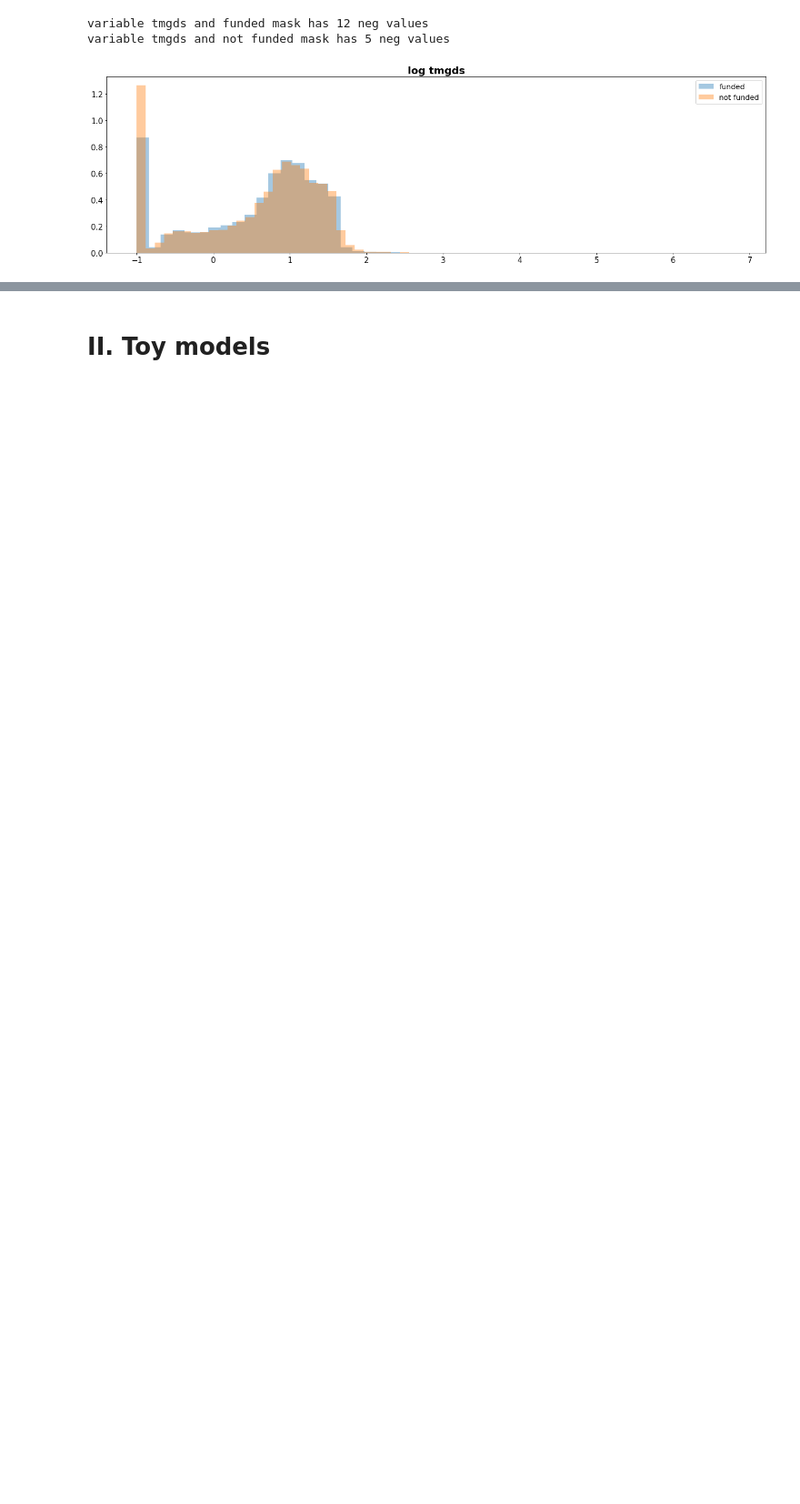
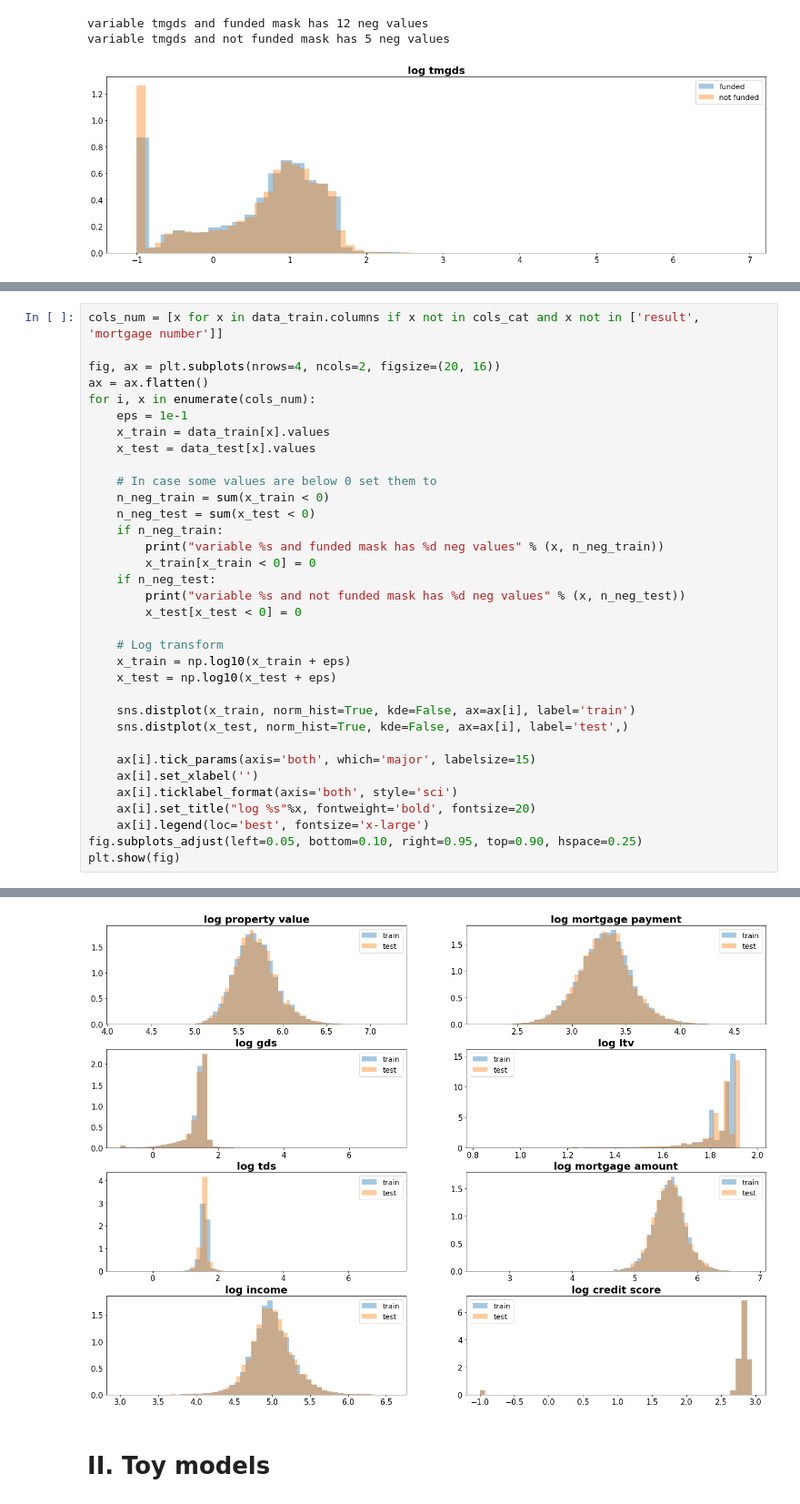
Before and after one commit to Durzot/DA_crowd_analytix, a Jupyter notebook: mortgage/notebook/Mortgage.ipynb, the cells around one changed output, grey strips where cells are left out. Shown at 91% size. Cells and saved outputs as stored; diff of their text form; blank space fills up the shorter version.

```diff
--- a/mortgage/notebook/Mortgage.ipynb
+++ b/mortgage/notebook/Mortgage.ipynb
@@ -436,0 +449,35 @@ variable tmgds and not funded mask has 5 neg values
+# %%
+cols_num = [x for x in data_train.columns if x not in cols_cat and x not in ['result', 'mortgage number']]
+
+fig, ax = plt.subplots(nrows=4, ncols=2, figsize=(20, 16))
+ax = ax.flatten()
+for i, x in enumerate(cols_num):
+    eps = 1e-1
+    x_train = data_train[x].values
+    x_test = data_test[x].values
+
+    # In case some values are below 0 set them to
+    n_neg_train = sum(x_train < 0)
+    n_neg_test = sum(x_test < 0)
+    if n_neg_train:
+        print("variable %s and funded mask has %d neg values" % (x, n_neg_train))
+        x_train[x_train < 0] = 0
+    if n_neg_test:
+        print("variable %s and not funded mask has %d neg values" % (x, n_neg_test))
+        x_test[x_test < 0] = 0
+
+    # Log transform
+    x_train = np.log10(x_train + eps)
+    x_test = np.log10(x_test + eps)
+
+    sns.distplot(x_train, norm_hist=True, kde=False, ax=ax[i], label='train')
+    sns.distplot(x_test, norm_hist=True, kde=False, ax=ax[i], label='test',)
+
+    ax[i].tick_params(axis='both', which='major', labelsize=15)
+    ax[i].set_xlabel('')
+    ax[i].ticklabel_format(axis='both', style='sci')
+    ax[i].set_title("log %s"%x, fontweight='bold', fontsize=20)
+    ax[i].legend(loc='best', fontsize='x-large')
+fig.subplots_adjust(left=0.05, bottom=0.10, right=0.95, top=0.90, hspace=0.25)
+plt.show(fig)
+# %% [output]
@@ -437,3 +487,4 @@ variable tmgds and not funded mask has 5 neg values
+[figure, added]
 # %% [markdown]
 # II. Toy models
 # %%
```
Also changed, not shown: parts of 3 cells of this notebook, 25 other files.
